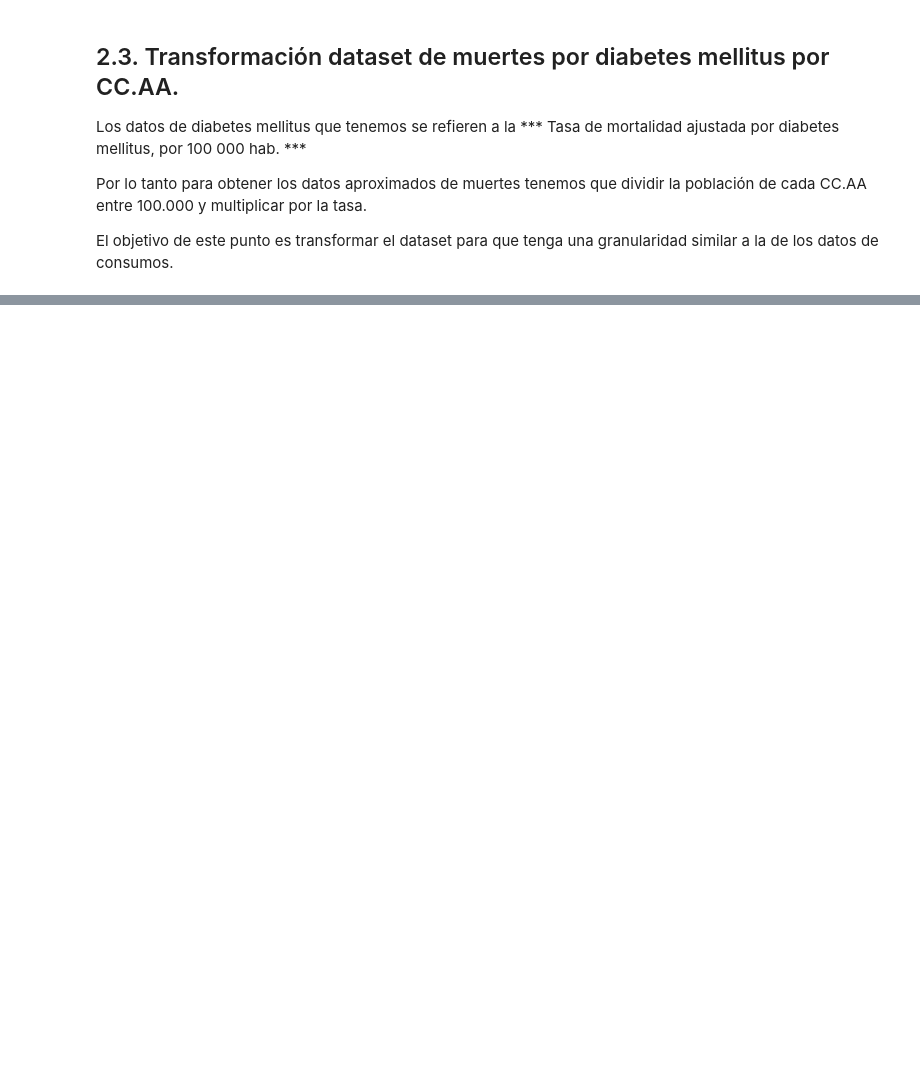
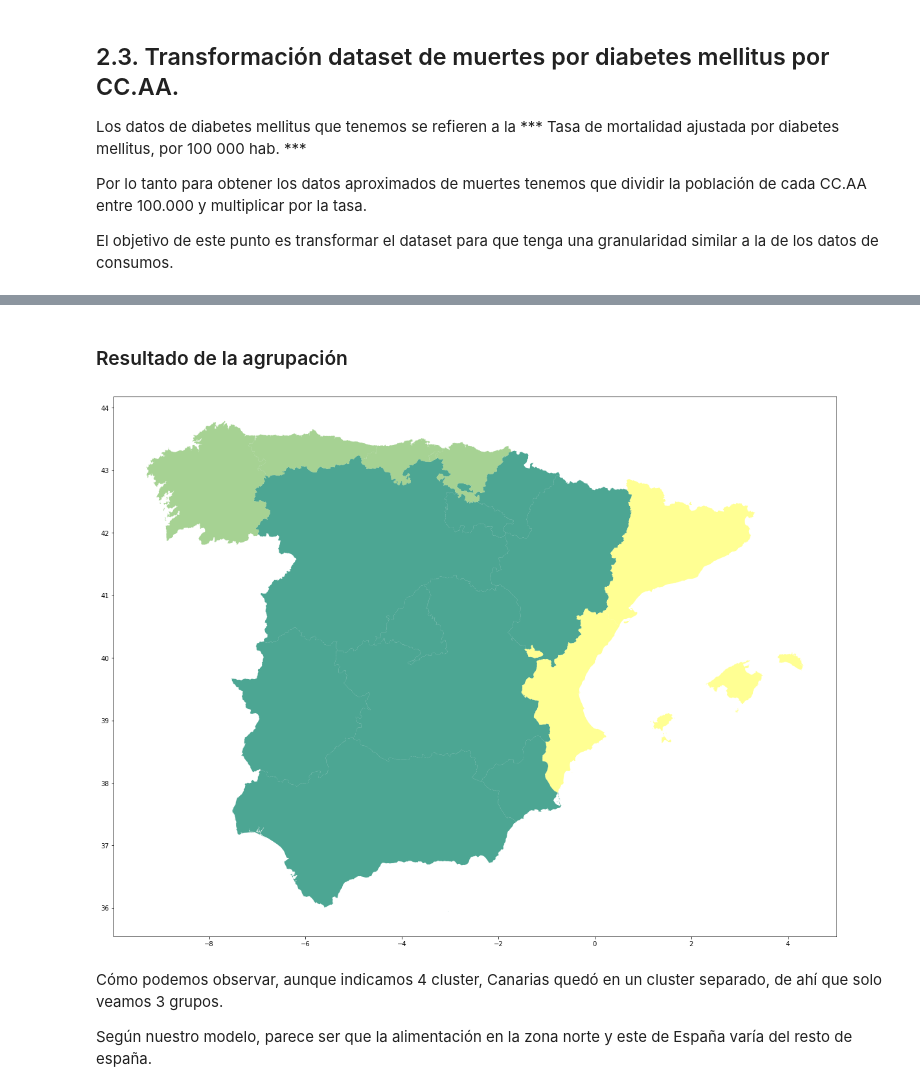
Before and after one commit to jftamaral/DSC-TFM-ImpactoAlimentacionSaludPersonas, a Jupyter notebook: TFM - Impacto de la alimentación sobre la salud de las personas.ipynb, the cells around one changed output, grey strips where cells are left out. Saved outputs shown, nothing was run; the diff lists cells and outputs as text; code cells hidden in the pictures; blank space fills up the shorter version.

```diff
--- a/TFM - Impacto de la alimentación sobre la salud de las personas.ipynb
+++ b/TFM - Impacto de la alimentación sobre la salud de las personas.ipynb
@@ -383,0 +522,6 @@ df_aux
+# %%
+# Creamos una instancia de StandardScaler
+scaler = StandardScaler()
+
+# Escalamos el dataframe
+df_clustering_scaled = scaler.fit_transform(df_clustering_normalizado)
@@ -383,0 +611,6 @@ df_aux
+# %%
+# Guardamos el path del mapa de España con las comunidades
+PATH_MAPA = './data/mapas/gadm36_ESP_1.shx'
+
+# Cargamos el fichero
+espania = gpd.read_file(PATH_MAPA, encoding='utf-8')
@@ -383,0 +627,37 @@ df_aux
+# %%
+# Ajustamos el nombre de las comunidades con el de nuestro dataframe para hacer el merge
+espania['NAME_1'] = np.where(espania['NAME_1']=='Andalucía','Andalucia',espania['NAME_1'])
+espania['NAME_1'] = np.where(espania['NAME_1']=='Aragón','Aragon',espania['NAME_1'])
+espania['NAME_1'] = np.where(espania['NAME_1']=='Castilla-La Mancha','Castilla_La_Mancha',espania['NAME_1'])
+espania['NAME_1'] = np.where(espania['NAME_1']=='Castilla y León','Castilla_y_Leon',espania['NAME_1'])
+espania['NAME_1'] = np.where(espania['NAME_1']=='Cataluña','Catalunya',espania['NAME_1'])
+espania['NAME_1'] = np.where(espania['NAME_1']=='Ceuta y Melilla','Ceuta_y_Melilla',espania['NAME_1'])
+espania['NAME_1'] = np.where(espania['NAME_1']=='Comunidad de Madrid','Madrid',espania['NAME_1'])
+espania['NAME_1'] = np.where(espania['NAME_1']=='Comunidad Foral de Navarra','Navarra',espania['NAME_1'])
+espania['NAME_1'] = np.where(espania['NAME_1']=='Comunidad Valenciana','C_Valenciana',espania['NAME_1'])
+espania['NAME_1'] = np.where(espania['NAME_1']=='Islas Baleares','Baleares',espania['NAME_1'])
+espania['NAME_1'] = np.where(espania['NAME_1']=='Islas Canarias','Canarias',espania['NAME_1'])
+espania['NAME_1'] = np.where(espania['NAME_1']=='La Rioja','La_Rioja',espania['NAME_1'])
+espania['NAME_1'] = np.where(espania['NAME_1']=='País Vasco','Pais_Vasco',espania['NAME_1'])
+espania['NAME_1'] = np.where(espania['NAME_1']=='Principado de Asturias','Asturias',espania['NAME_1'])
+espania['NAME_1'] = np.where(espania['NAME_1']=='Región de Murcia','Murcia',espania['NAME_1'])
+# %%
+# Seleccionamos las comunidades y el grupo que nos ha asignado el algoritmo de clustering
+df_aux = df_clustering.reset_index()[['COMUNIDAD', 'GRUPO']]
+
+# Unimos los dos dataframe
+espania = espania.merge(df_aux, left_on=['NAME_1'], right_on=['COMUNIDAD'], how='left')
+
+# Por temas de visualización eliminamos Canarias
+espania.drop(13, inplace=True)
+# %% [markdown]
+### Resultado de la agrupación
+# %%
+plt.rcParams["figure.figsize"]=20,20
+my_map = espania.plot(column="GRUPO", linewidth=1, cmap="summer", k=8, alpha=0.7)
+# %% [output]
+[figure, added]
+# %% [markdown]
+Cómo podemos observar, aunque indicamos 4 cluster, Canarias quedó en un cluster separado, de ahí que solo veamos 3 grupos.
+
+Según nuestro modelo, parece ser que la alimentación en la zona norte y este de España varía del resto de españa.
```
Also changed, not shown: parts of 45 cells of this notebook, 8 other files.
